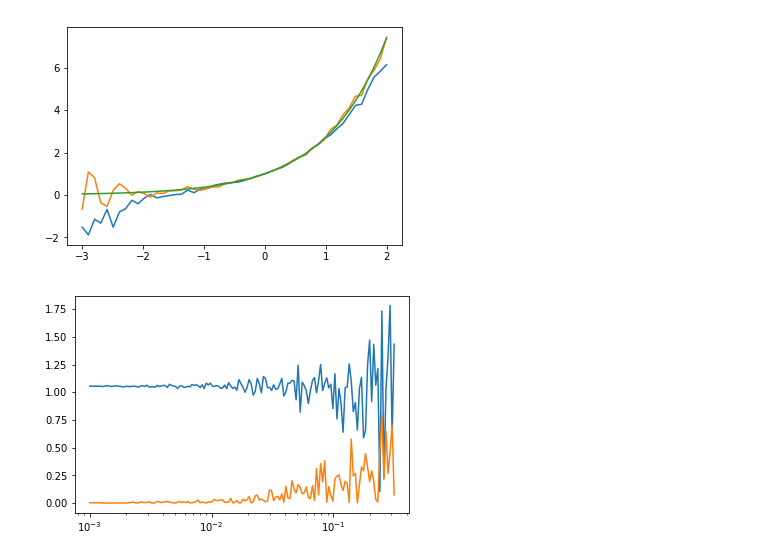
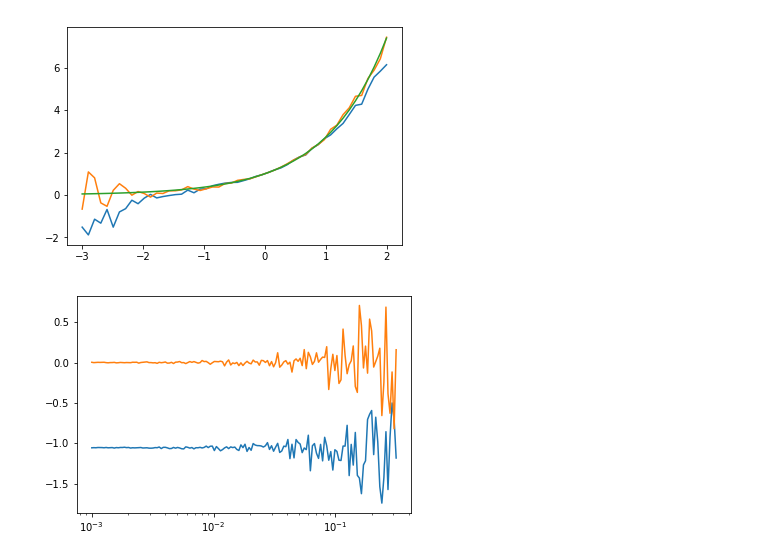
Before and after one commit to m4wright/power, a Jupyter notebook: power.ipynb, the cells around one changed output. Drawn from its saved outputs; the diff is of its cells as text; code cells hidden in the pictures.

```diff
--- a/power.ipynb
+++ b/power.ipynb
@@ -43,23 +43,23 @@ plt.show()
 # %%
 e = np.logspace(-3, -.5, 150)
 y = []
 i=0;
 for ee in e:
-    y.append(np.abs(expser(3,2,ee)-np.exp(2))
+    y.append(expser(3,2,ee)-np.exp(2))
     ++i
 plt.plot(e,y)
 plt.xscale('log')
 #plt.yscale('log')
 
 y = []
 i=0;
 for ee in e:
-    y.append(expser(16,-2,ee)-np.exp(-2))
+    y.append(expser(16,2,ee)-np.exp(2))
     ++i
 plt.plot(e,y)
 plt.xscale('log')
 #plt.yscale('log')
 
 plt.show()
 # %% [output]
-[figure, old version]
+[figure, new version]
```
